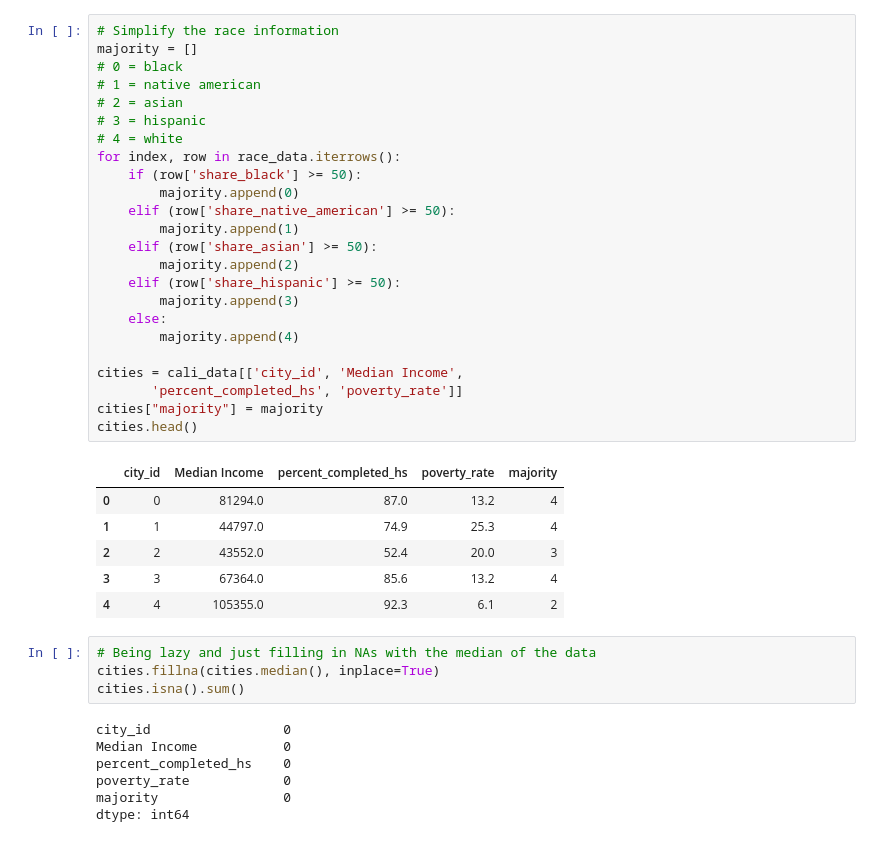
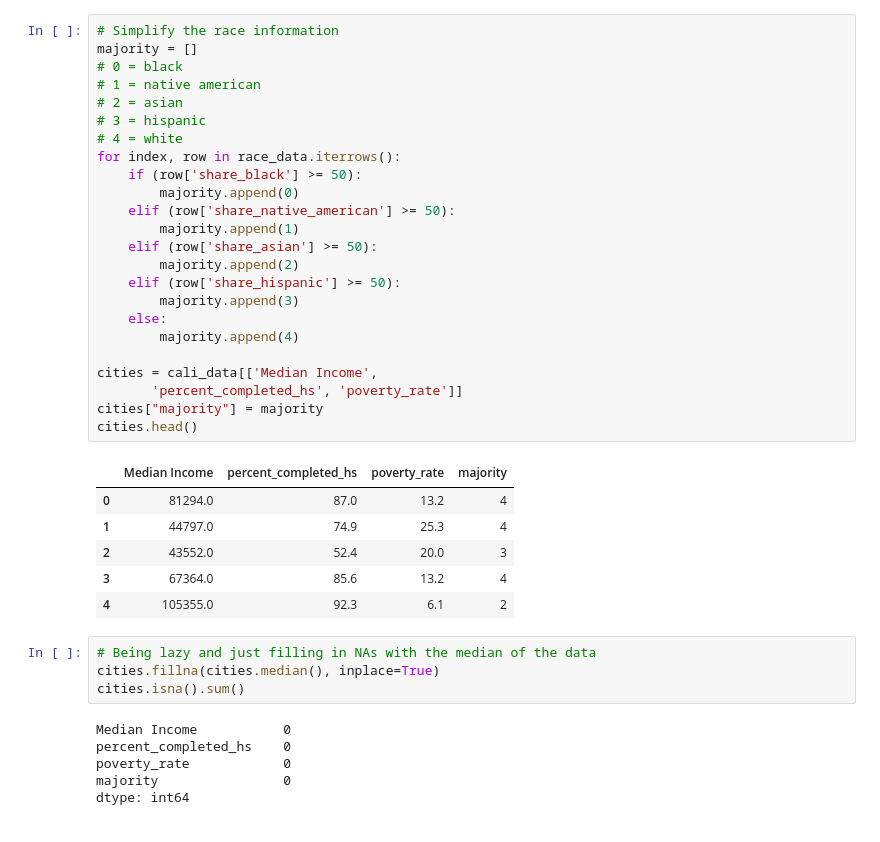
Before and after one commit to Blashford/Fatal-Shootings-By-Police, a Jupyter notebook: city_clustering.ipynb, the cells around one changed output. Cells and saved outputs as stored; diff of their text form.

```diff
--- a/city_clustering.ipynb
+++ b/city_clustering.ipynb
@@ -26,40 +28,39 @@ dtype: int64
 # %%
 # Simplify the race information
 majority = []
 # 0 = black
 # 1 = native american
 # 2 = asian
 # 3 = hispanic
 # 4 = white
 for index, row in race_data.iterrows():
     if (row['share_black'] >= 50):
         majority.append(0)
     elif (row['share_native_american'] >= 50):
         majority.append(1)
     elif (row['share_asian'] >= 50):
         majority.append(2)
     elif (row['share_hispanic'] >= 50):
         majority.append(3)
     else:
         majority.append(4)
 
-cities = cali_data[['city_id', 'Median Income',
+cities = cali_data[['Median Income',
        'percent_completed_hs', 'poverty_rate']]
 cities["majority"] = majority
 cities.head()
 # %% [output]
-|  | city_id | Median Income | percent_completed_hs | poverty_rate | majority |
-| 0 | 0 | 81294.0 | 87.0 | 13.2 | 4 |
-| 1 | 1 | 44797.0 | 74.9 | 25.3 | 4 |
-| 2 | 2 | 43552.0 | 52.4 | 20.0 | 3 |
-| 3 | 3 | 67364.0 | 85.6 | 13.2 | 4 |
-| 4 | 4 | 105355.0 | 92.3 | 6.1 | 2 |
+|  | Median Income | percent_completed_hs | poverty_rate | majority |
+| 0 | 81294.0 | 87.0 | 13.2 | 4 |
+| 1 | 44797.0 | 74.9 | 25.3 | 4 |
+| 2 | 43552.0 | 52.4 | 20.0 | 3 |
+| 3 | 67364.0 | 85.6 | 13.2 | 4 |
+| 4 | 105355.0 | 92.3 | 6.1 | 2 |
 # %%
 # Being lazy and just filling in NAs with the median of the data
 cities.fillna(cities.median(), inplace=True)
 cities.isna().sum()
 # %% [output]
-city_id                 0
 Median Income           0
 percent_completed_hs    0
 poverty_rate            0
```
Also changed, not shown: parts of 9 cells of this notebook.
